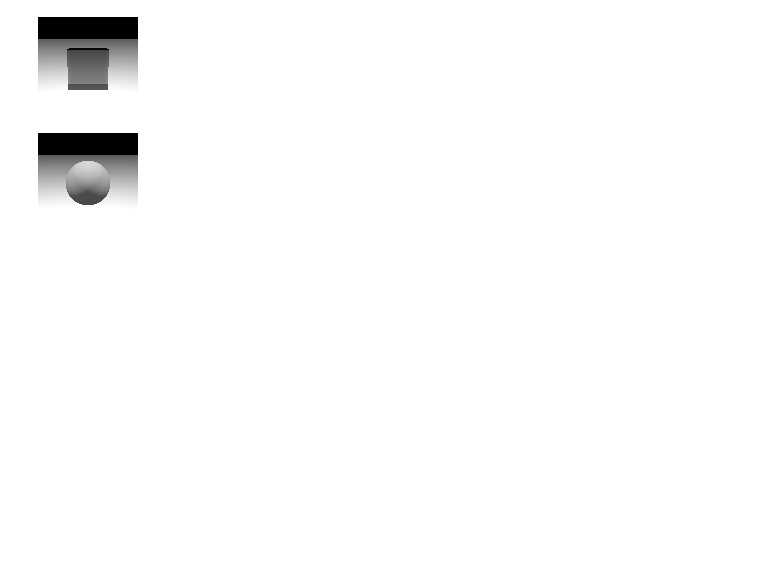
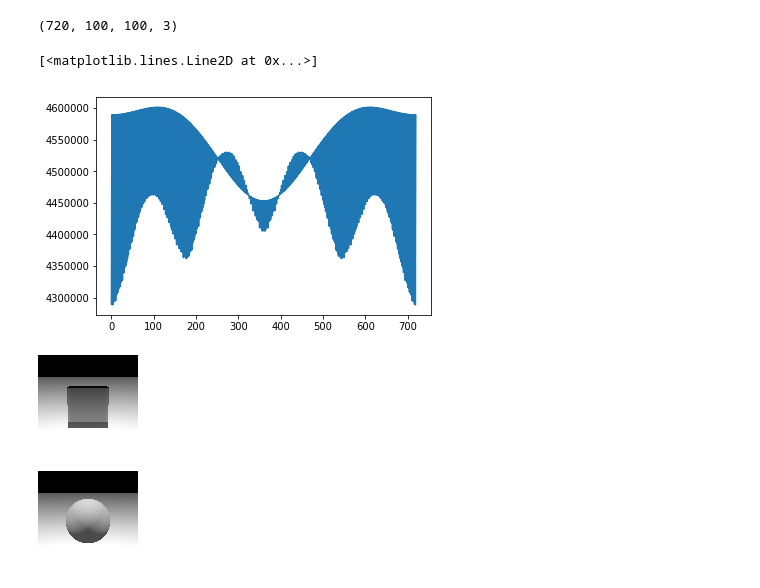
Before and after one commit to tarstars/deep_povray, a Jupyter notebook: generate_dataset.ipynb, the cells around one changed output. Saved outputs shown, nothing was run; the diff lists cells and outputs as text; code cells hidden in the pictures; blank space fills up the shorter version.

```diff
--- a/generate_dataset.ipynb
+++ b/generate_dataset.ipynb
@@ -27,10 +28,13 @@ def create_scene(moment, is_box):
 class CreateRecordFiller:
     def __init__(self, n):
         self.n = n
-        self.ds = np.zeros((2 * n, 100, 100, 3), dtype=np.uint8)
+        width, height = 100, 100
+        self.ds = np.zeros((n, height, width, 3), dtype=np.uint8)
+        self.width, self.height = width, height
+
     def __call__(self, ind):
-        scene = create_scene(ind / 2, is_box=ind%2 == 0)
-        pic = scene.render(width=100, height=100)
+        scene = create_scene(ind / 2, is_box=(ind%2 == 0))
+        pic = scene.render(width=self.width, height=self.height)
         self.ds[ind] = pic
 # %%
 n = 720
@@ -39,6 +43,17 @@ fill_record = CreateRecordFiller(n)
 # %%
 with ThreadPoolExecutor(40) as p:
     p.map(fill_record, range(n))
+# %%
+fill_record.ds.shape
+# %% [output]
+(720, 100, 100, 3)
+# %%
+picture_intensity = fill_record.ds.sum((1, 2, 3))
+# %%
+plt.plot(picture_intensity)
+# %% [output]
+[<matplotlib.lines.Line2D at 0x...>]
+[figure, added]
 # %%
 for t in range(30):
     display(Image.fromarray(fill_record.ds[t]))
```
Also changed, not shown: parts of 1 cell of this notebook.
